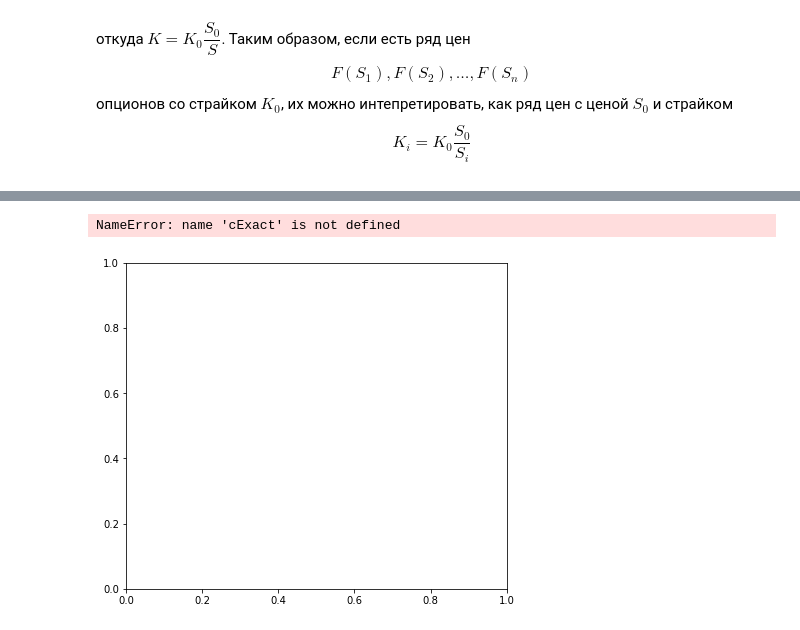
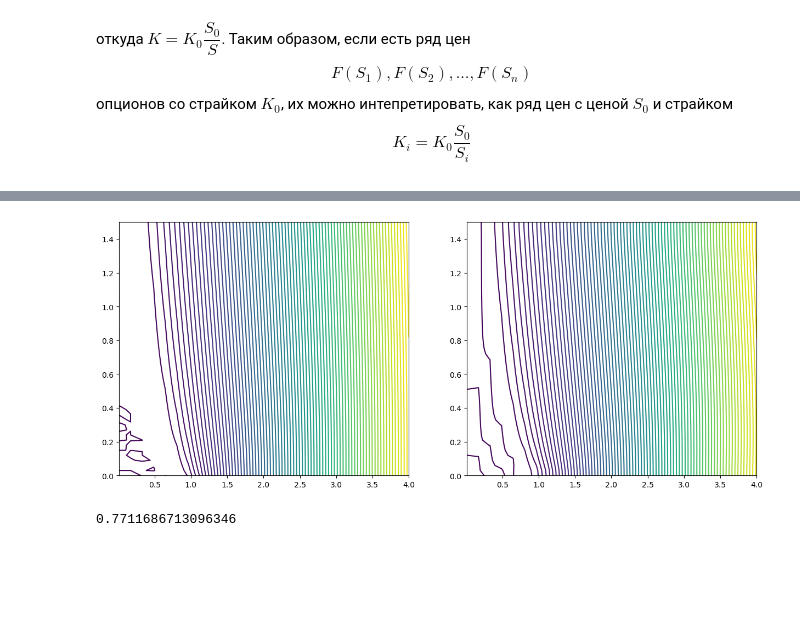
Before and after one commit to dolmatovas/MathFinance, a Jupyter notebook: Notebooks/Heston FD/finite differences theory.ipynb, the cells around one changed output, grey strips where cells are left out. Saved outputs shown, nothing was run; the diff lists cells and outputs as text; code cells hidden in the pictures; blank space fills up the shorter version.

```diff
--- a/Notebooks/Heston FD/finite differences theory.ipynb
+++ b/Notebooks/Heston FD/finite differences theory.ipynb
@@ -277,9 +283,9 @@ def GetPFromU(u):
     H = 0.5 * (u[-1, :, iy] + u[-1, :, iy + 1])
     return np.exp(-r * T) * K * H
 # %%
-Nx = 20
-Ny = 10
-M = 10
+Nx = 10
+Ny = 20
+M = 200
 # %%
 xn, hx = gridX(Nx)
 yn, hy = gridY(Ny)
@@ -415,9 +412,24 @@ vn = sigma * yn
+# %%
+Nx = 25
+Ny = 50
+Nt = 150
+
+xn, hx = gridX(Nx)
+yn, hy = gridY(Ny)
+tn = gridT(Nt)
+
+sn = np.exp(xn) * K
+vn = sigma * yn
 # %%
 Nu = 200
 
 
 heston = Heston(heston_params, r, Nu)
 
-
-C_exact, _ = heston(K, Sn * np.exp(r * T), T, True)
+c_exact = np.zeros((Nx + 1, Ny + 1))
+for i, v0 in enumerate(vn):
+    heston_params[0] = v0
+    heston = Heston(heston_params, r, Nu)
+    c, _ = heston(K, sn * np.exp(r * T), T, True)
+    c_exact[:, i] = c
 # %%
@@ -433,13 +438,17 @@ cMCS = InverseTransform(uMCS, vn, v0, r, T, K)
 # %%
 fig = plt.figure(figsize=(15, 6))
 
 ax1 = plt.subplot(121)
-ax1.contour(sn, vn, cExact.T, levels=100)
+ax1.contour(sn, vn, c_exact.T, levels=100)
 ax2 = plt.subplot(122)
 ax2.contour(sn, vn, K * np.exp(-r * T) * uMCS[-1].T, levels=100)
+plt.show()
 # %% [output]
-NameError: name 'cExact' is not defined
-[figure, old version]
+[figure, new version]
+# %%
+np.linalg.norm(uMCS[-1] * K * np.exp(-r * T) - c_exact)
+# %% [output]
+0.7711686713096346
 # %%
 Smin = 0.001 * K
 Smax = 6 * K
```
Also changed, not shown: parts of 16 cells of this notebook, 8 other files.
